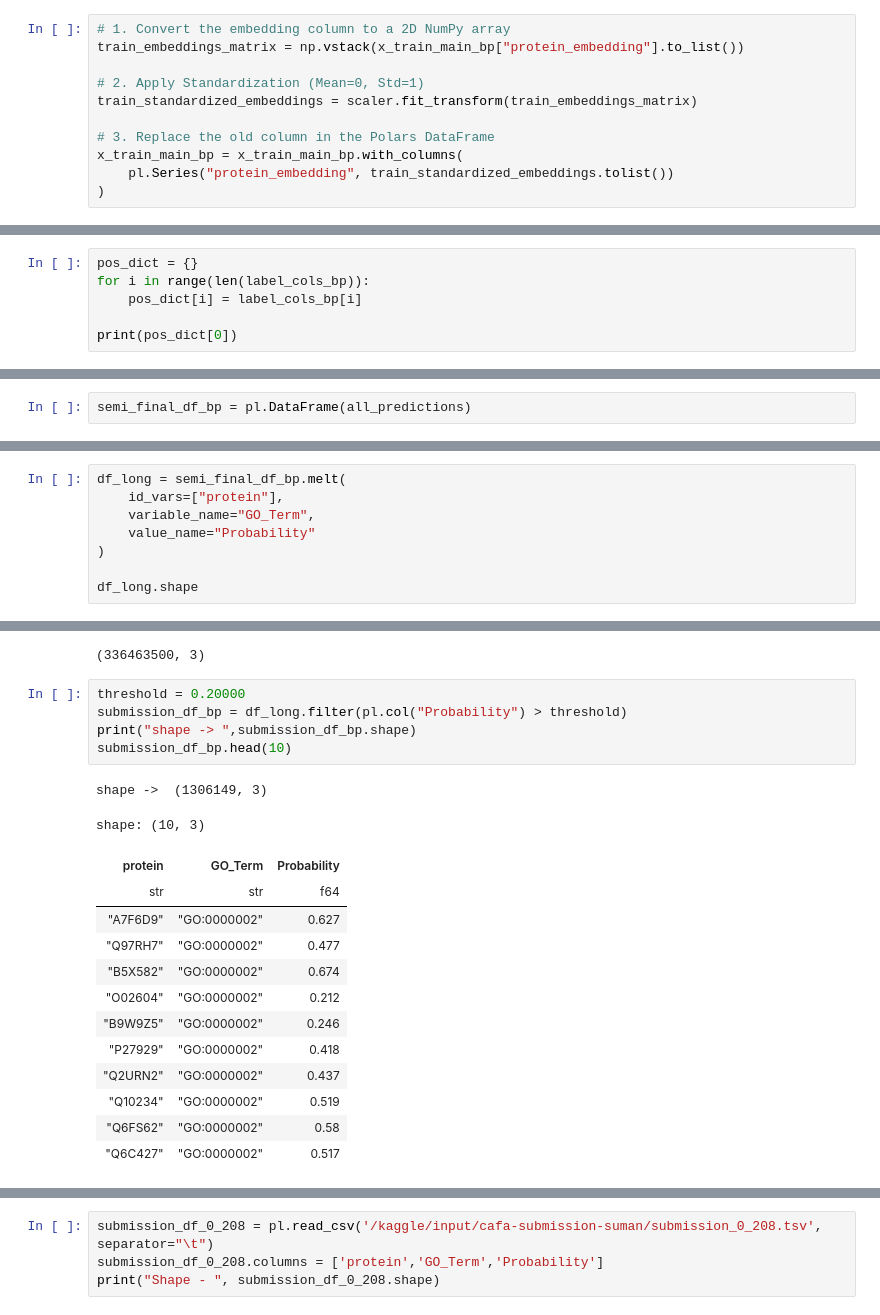
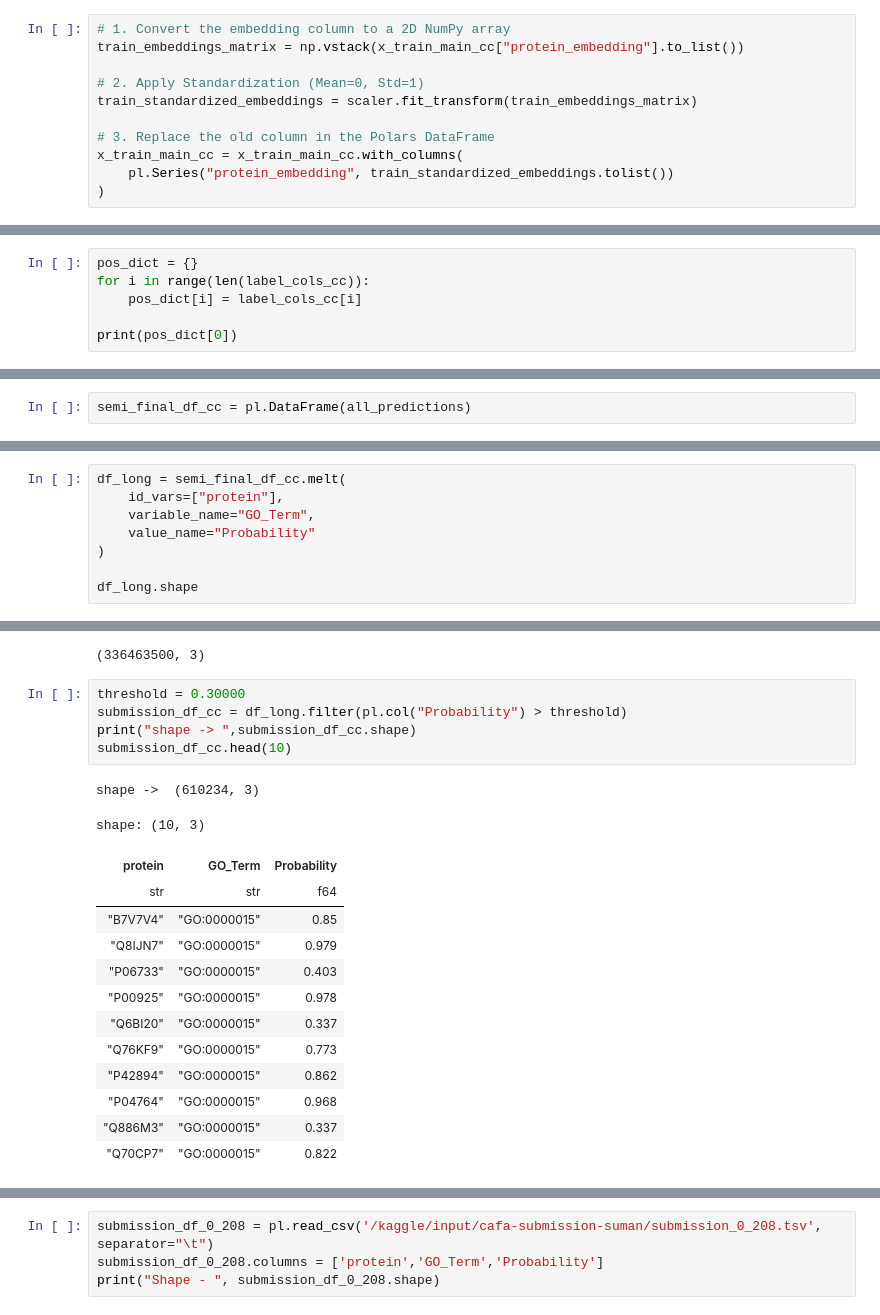
Before and after one commit to sumaniitm/cafa-6-protein-function-prediction-kaggle, a Jupyter notebook: cafa6-baseline-and-feature-engineering.ipynb, the cells around one changed output, grey strips where cells are left out. Saved outputs shown, nothing was run; the diff lists cells and outputs as text.

```diff
--- a/cafa6-baseline-and-feature-engineering.ipynb
+++ b/cafa6-baseline-and-feature-engineering.ipynb
@@ -393,13 +416,13 @@ from sklearn.preprocessing import StandardScaler
 scaler = StandardScaler()
 # %%
 # 1. Convert the embedding column to a 2D NumPy array
-train_embeddings_matrix = np.vstack(x_train_main_bp["protein_embedding"].to_list())
+train_embeddings_matrix = np.vstack(x_train_main_cc["protein_embedding"].to_list())
 
 # 2. Apply Standardization (Mean=0, Std=1)
 train_standardized_embeddings = scaler.fit_transform(train_embeddings_matrix)
 
 # 3. Replace the old column in the Polars DataFrame
-x_train_main_bp = x_train_main_bp.with_columns(
+x_train_main_cc = x_train_main_cc.with_columns(
     pl.Series("protein_embedding", train_standardized_embeddings.tolist())
 )
 # %%
@@ -867,8 +874,8 @@ df_test_features.columns
 submission_embeds = pl.Series(df_test_features.select(pl.col('embedding_arrays'))).to_list()
 # %%
 pos_dict = {}
-for i in range(len(label_cols_bp)):
-    pos_dict[i] = label_cols_bp[i]
+for i in range(len(label_cols_cc)):
+    pos_dict[i] = label_cols_cc[i]
 
 print(pos_dict[0])
 # %% [output]
@@ -947,5 +948,5 @@ I0000 00:00:1769492433.091659    1281 tpu_compilation_cache_interface.cc:541] Af
 # %%
 all_predictions[0]
 # %%
-semi_final_df_bp = pl.DataFrame(all_predictions)
+semi_final_df_cc = pl.DataFrame(all_predictions)
 # %%
@@ -953,7 +954,7 @@ semi_final_df_bp.shape
 # %% [output]
 (224309, 1501)
 # %%
-df_long = semi_final_df_bp.melt(
+df_long = semi_final_df_cc.melt(
     id_vars=["protein"],
     variable_name="GO_Term",
     value_name="Probability"
@@ -971,23 +972,23 @@ df_long.shape
 # %% [output]
 (336463500, 3)
 # %%
-threshold = 0.20000
-submission_df_bp = df_long.filter(pl.col("Probability") > threshold)
-print("shape -> ",submission_df_bp.shape)
-submission_df_bp.head(10)
+threshold = 0.30000
+submission_df_cc = df_long.filter(pl.col("Probability") > threshold)
+print("shape -> ",submission_df_cc.shape)
+submission_df_cc.head(10)
 # %% [output]
-shape ->  (1306149, 3)
+shape ->  (610234, 3)
 shape: (10, 3)
 | protein | GO_Term | Probability |
 | str | str | f64 |
-| "A7F6D9" | "GO:0000002" | 0.627 |
-| "Q97RH7" | "GO:0000002" | 0.477 |
-| "B5X582" | "GO:0000002" | 0.674 |
-| "O02604" | "GO:0000002" | 0.212 |
-| "B9W9Z5" | "GO:0000002" | 0.246 |
-| "P27929" | "GO:0000002" | 0.418 |
-| "Q2URN2" | "GO:0000002" | 0.437 |
-| "Q10234" | "GO:0000002" | 0.519 |
-| "Q6FS62" | "GO:0000002" | 0.58 |
-| "Q6C427" | "GO:0000002" | 0.517 |
+| "B7V7V4" | "GO:0000015" | 0.85 |
+| "Q8IJN7" | "GO:0000015" | 0.979 |
+| "P06733" | "GO:0000015" | 0.403 |
+| "P00925" | "GO:0000015" | 0.978 |
+| "Q6BI20" | "GO:0000015" | 0.337 |
+| "Q76KF9" | "GO:0000015" | 0.773 |
+| "P42894" | "GO:0000015" | 0.862 |
+| "P04764" | "GO:0000015" | 0.968 |
+| "Q886M3" | "GO:0000015" | 0.337 |
+| "Q70CP7" | "GO:0000015" | 0.822 |
 # %%
```
Also changed, not shown: parts of 37 cells of this notebook.
